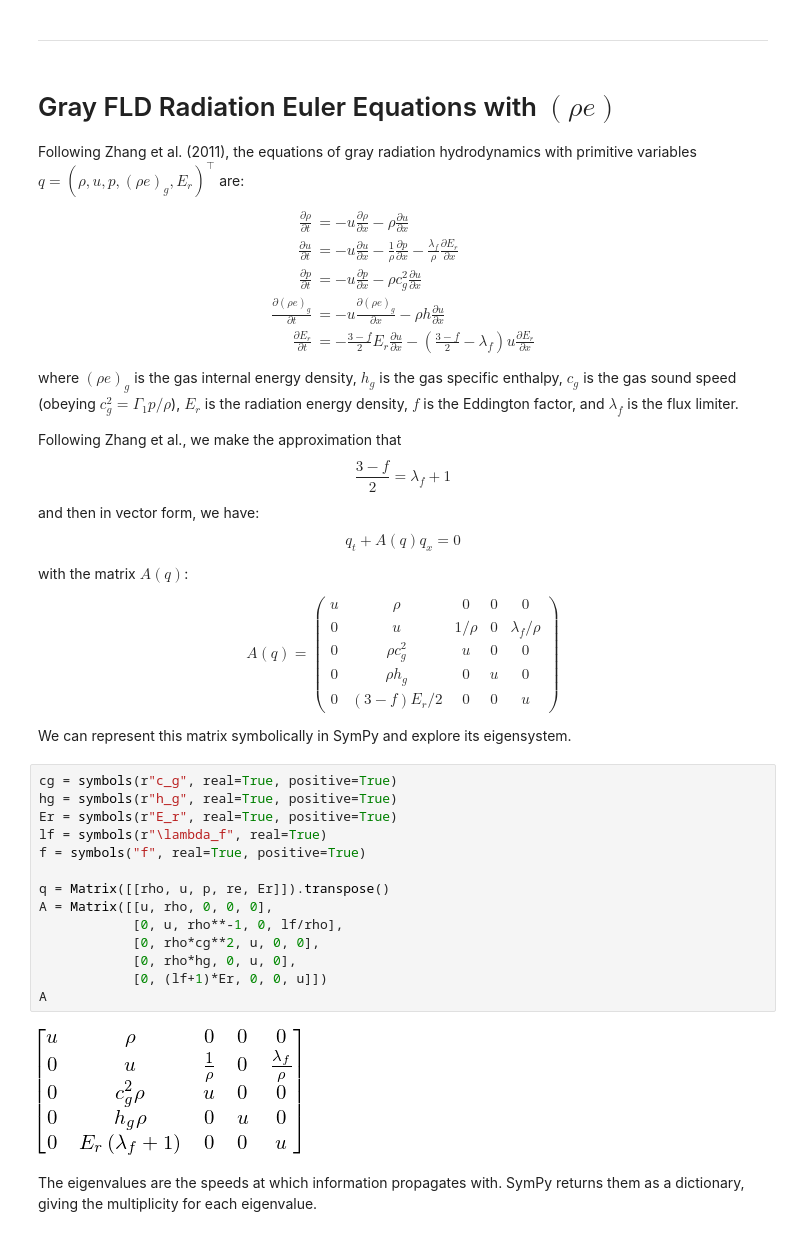
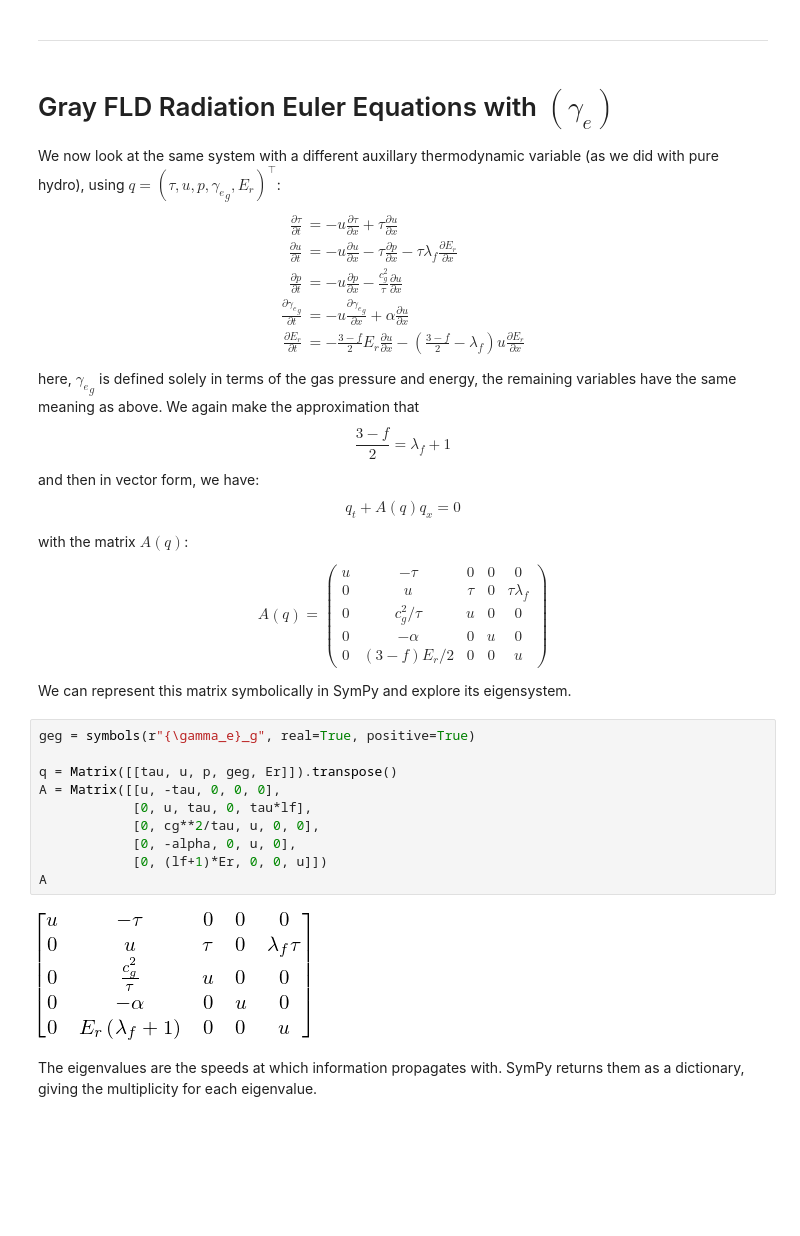
Before and after one commit to python-hydro/hydro_examples, a Jupyter notebook: compressible/euler-generaleos.ipynb, the cells around one changed output. Cells and saved outputs as stored; diff of their text form; blank space fills up the shorter version.

Commit message:
more rad hydro

```diff
--- a/compressible/euler-generaleos.ipynb
+++ b/compressible/euler-generaleos.ipynb
@@ -382,21 +382,18 @@ for n in range(len(eigen)):
 # %% [markdown]
 ------
 # %% [markdown]
-# Gray FLD Radiation Euler Equations with $(\rho e)$
+# Gray FLD Radiation Euler Equations with $(\gamma_e)$
 
-Following Zhang et al. (2011), the equations of gray radiation hydrodynamics with primitive
-variables $q = (\rho, u, p, (\rho e)_g, E_r)^\intercal$ are:
+We now look at the same system with a different auxillary thermodynamic variable (as we did with pure hydro), using $q = (\tau, u, p, {\gamma_e}_g, E_r)^\intercal$:
 \begin{align}
-\frac{\partial \rho}{\partial t} &= -u\frac{\partial \rho}{\partial x}  - \rho \frac{\partial u}{\partial x} \\
-\frac{\partial u}{\partial t} &= -u \frac{\partial u}{\partial x} - \frac{1}{\rho} \frac{\partial p}{\partial x}
-    - \frac{\lambda_f}{\rho} \frac{\partial E_r}{\partial x}\\
-\frac{\partial p}{\partial t} &= -u \frac{\partial p}{\partial x} - \rho c_g^2 \frac{\partial u}{\partial x} \\
-\frac{\partial (\rho e)_g}{\partial t} &= -u \frac{\partial (\rho e)_g}{\partial x} - \rho h \frac{\partial u}{\partial x} \\
+\frac{\partial \tau}{\partial t} &= -u\frac{\partial \tau}{\partial x}  + \tau \frac{\partial u}{\partial x} \\
+\frac{\partial u}{\partial t} &= -u \frac{\partial u}{\partial x} - \tau \frac{\partial p}{\partial x}
+    - \tau \lambda_f \frac{\partial E_r}{\partial x}\\
+\frac{\partial p}{\partial t} &= -u \frac{\partial p}{\partial x} - \frac{c_g^2}{\tau} \frac{\partial u}{\partial x} \\
+\frac{\partial {\gamma_e}_g}{\partial t} &= -u \frac{\partial {\gamma_e}_g}{\partial x} + \alpha \frac{\partial u}{\partial x} \\
 \frac{\partial E_r}{\partial t} &= -\frac{3-f}{2} E_r \frac{\partial u}{\partial x} - \left ( \frac{3-f}{2} - \lambda_f\right ) u \frac{\partial E_r}{\partial x}
 \end{align}
-where $(\rho e)_g$ is the gas internal energy density, $h_g$ is the gas specific enthalpy, $c_g$ is the gas sound speed (obeying $c_g^2 = \Gamma_1 p /\rho$), $E_r$ is the radiation energy density, $f$ is the Eddington factor, and $\lambda_f$ is the flux limiter.
-
-Following Zhang et al., we make the approximation that
+here, ${\gamma_e}_g$ is defined solely in terms of the gas pressure and energy, the remaining variables have the same meaning as above.  We again make the approximation that
 $$
 \frac{3-f}{2} = \lambda_f + 1
 $$
@@ -406,30 +403,26 @@ $$q_t + A(q) q_x = 0$$
 with the matrix $A(q)$:
 
 
-$$A(q) = \left ( \begin{array}{ccccc} u  & \rho     & 0    & 0    & 0 \\
-                                      0  &  u       & 1/\rho & 0   & \lambda_f/\rho\\
-                                      0  & \rho c_g^2 & u       & 0 & 0 \\
-                                      0  & \rho h_g   & 0       & u & 0 \\
+$$A(q) = \left ( \begin{array}{ccccc} u  & -\tau    & 0    & 0    & 0 \\
+                                      0  &  u       & \tau & 0   & \tau \lambda_f\\
+                                      0  & c_g^2/\tau & u       & 0 & 0 \\
+                                      0  & -\alpha   & 0       & u & 0 \\
                                       0  & (3-f)E_r/2   & 0       & 0 & u\end{array} \right )
 $$
 
 We can represent this matrix symbolically in SymPy and explore its eigensystem.
 # %%
-cg = symbols(r"c_g", real=True, positive=True)
-hg = symbols(r"h_g", real=True, positive=True)
-Er = symbols(r"E_r", real=True, positive=True)
-lf = symbols(r"\lambda_f", real=True)
-f = symbols("f", real=True, positive=True)
+geg = symbols(r"{\gamma_e}_g", real=True, positive=True)
 
-q = Matrix([[rho, u, p, re, Er]]).transpose()
-A = Matrix([[u, rho, 0, 0, 0],
-            [0, u, rho**-1, 0, lf/rho],
-            [0, rho*cg**2, u, 0, 0],
-            [0, rho*hg, 0, u, 0],
+q = Matrix([[tau, u, p, geg, Er]]).transpose()
+A = Matrix([[u, -tau, 0, 0, 0],
+            [0, u, tau, 0, tau*lf],
+            [0, cg**2/tau, u, 0, 0],
+            [0, -alpha, 0, u, 0],
             [0, (lf+1)*Er, 0, 0, u]])
 A
 # %% [output]
-[figure, old version]
+[figure, new version]
 # %% [markdown]
 The eigenvalues are the speeds at which information propagates with.  SymPy returns them as a
 dictionary, giving the multiplicity for each eigenvalue.
```
Also changed, not shown: parts of 7 cells of this notebook.
